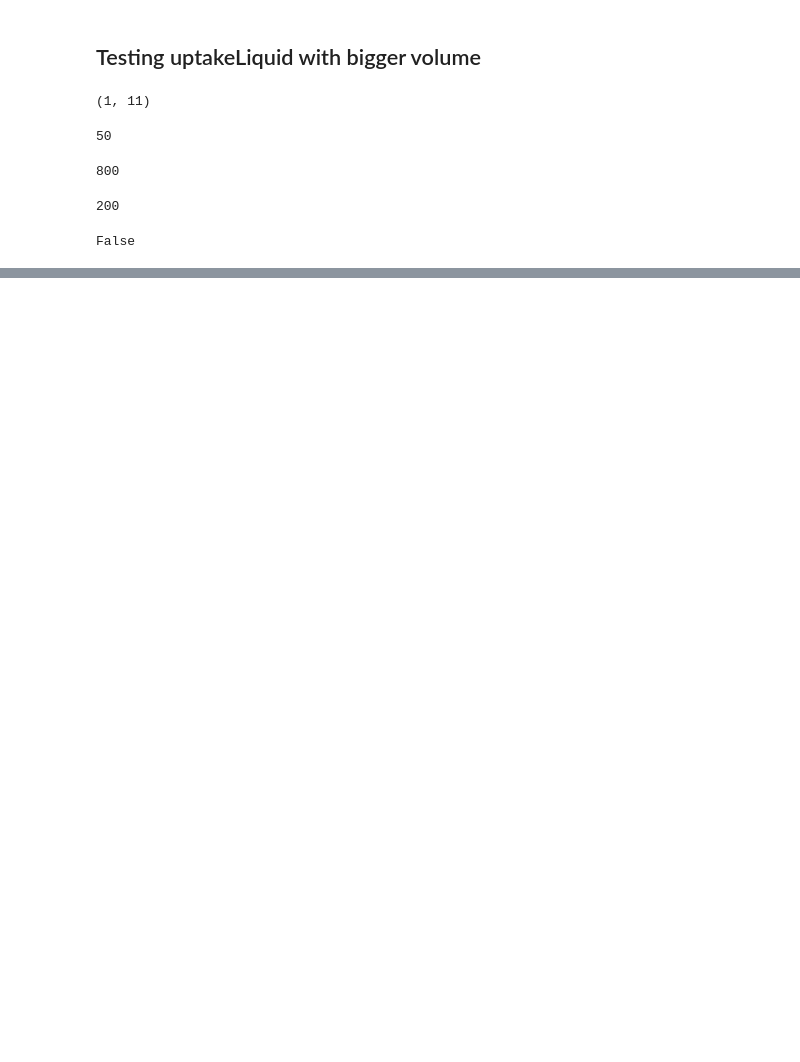
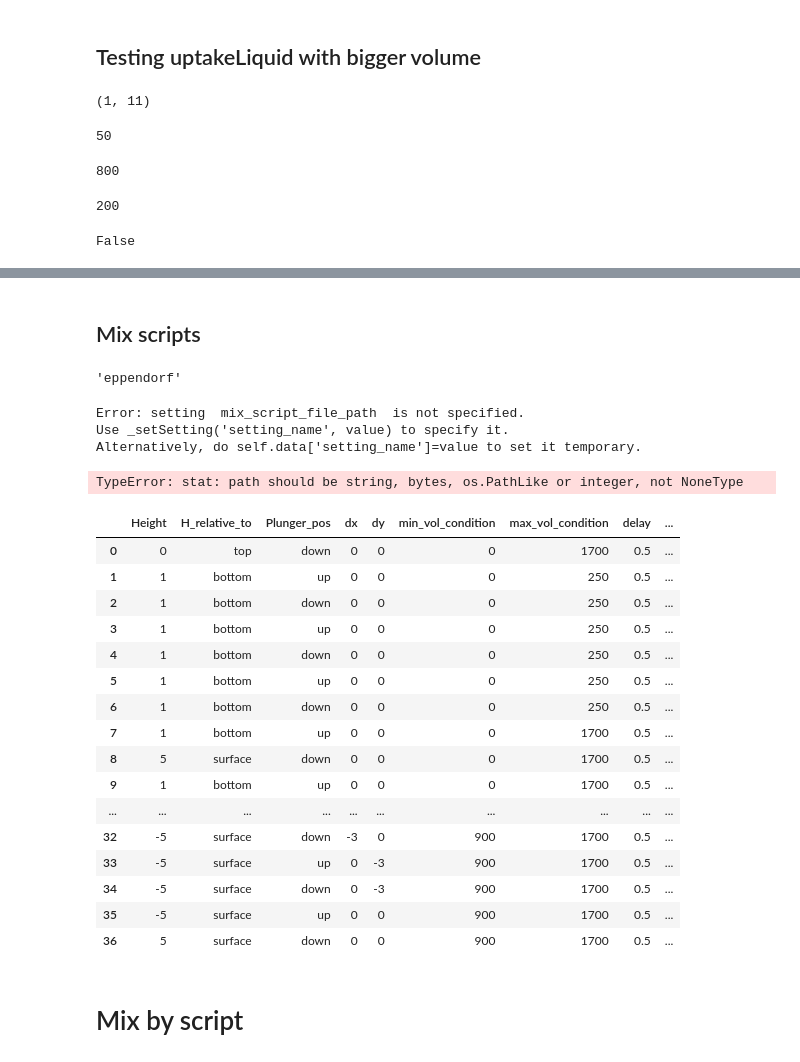
Before and after one commit to cartesianrobotics/bernielib, a Jupyter notebook: 21072802_Liquid_Uptake_tests.ipynb, the cells around one changed output, grey strips where cells are left out. Saved outputs shown, nothing was run; the diff lists cells and outputs as text; code cells hidden in the pictures; blank space fills up the shorter version.

```diff
--- a/21072802_Liquid_Uptake_tests.ipynb
+++ b/21072802_Liquid_Uptake_tests.ipynb
@@ -471,0 +474,7 @@ False
+# %%
+# Will refill from here
+water = bl.createSample('25ml', 'water', ber.reagents_rack, 0, 0, 25000)
+# Will dump to here
+waste = bl.createSample('25ml', 'liquid_waste', ber.reagents_rack, 0, 1, 0)
+# Sample to uptake from. Starts empty
+sample1 = bl.createSample('eppendorf', 's1', ber.samples_rack, 1, 0, 1000)
@@ -471,0 +522,13 @@ False
+# %% [markdown]
+## Mix scripts
+# %%
+sample1.stype.name
+# %% [output]
+'eppendorf'
+# %%
+sample1.stype.getMixScript()
+# %% [output]
+Error: setting  mix_script_file_path  is not specified.
+Use _setSetting('setting_name', value) to specify it.
+Alternatively, do self.data['setting_name']=value to set it temporary.
+TypeError: stat: path should be string, bytes, os.PathLike or integer, not NoneType
@@ -471,0 +537,20 @@ False
+# %%
+sample1.stype.getMixScript()
+# %% [output]
+|  | Height | H_relative_to | Plunger_pos | dx | dy | min_vol_condition | max_vol_condition | delay | ... |
+| 0 | 0 | top | down | 0 | 0 | 0 | 1700 | 0.5 | ... |
+| 1 | 1 | bottom | up | 0 | 0 | 0 | 250 | 0.5 | ... |
+| 2 | 1 | bottom | down | 0 | 0 | 0 | 250 | 0.5 | ... |
+| 3 | 1 | bottom | up | 0 | 0 | 0 | 250 | 0.5 | ... |
+| 4 | 1 | bottom | down | 0 | 0 | 0 | 250 | 0.5 | ... |
+| 5 | 1 | bottom | up | 0 | 0 | 0 | 250 | 0.5 | ... |
+| 6 | 1 | bottom | down | 0 | 0 | 0 | 250 | 0.5 | ... |
+| 7 | 1 | bottom | up | 0 | 0 | 0 | 1700 | 0.5 | ... |
+| 8 | 5 | surface | down | 0 | 0 | 0 | 1700 | 0.5 | ... |
+| 9 | 1 | bottom | up | 0 | 0 | 0 | 1700 | 0.5 | ... |
+| ... | ... | ... | ... | ... | ... | ... | ... | ... | ... |
+| 32 | -5 | surface | down | -3 | 0 | 900 | 1700 | 0.5 | ... |
+| 33 | -5 | surface | up | 0 | -3 | 900 | 1700 | 0.5 | ... |
+| 34 | -5 | surface | down | 0 | -3 | 900 | 1700 | 0.5 | ... |
+| 35 | -5 | surface | up | 0 | 0 | 900 | 1700 | 0.5 | ... |
+| 36 | 5 | surface | down | 0 | 0 | 900 | 1700 | 0.5 | ... |
@@ -471,0 +561,2 @@ False
+# %% [markdown]
+# Mix by script
```
Also changed, not shown: parts of 16 cells of this notebook, 18 other files.
